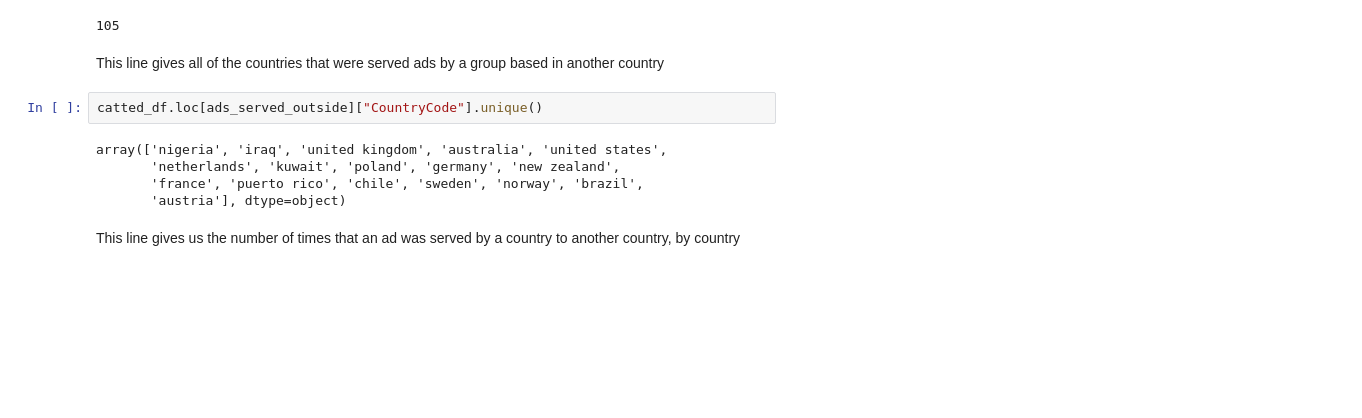
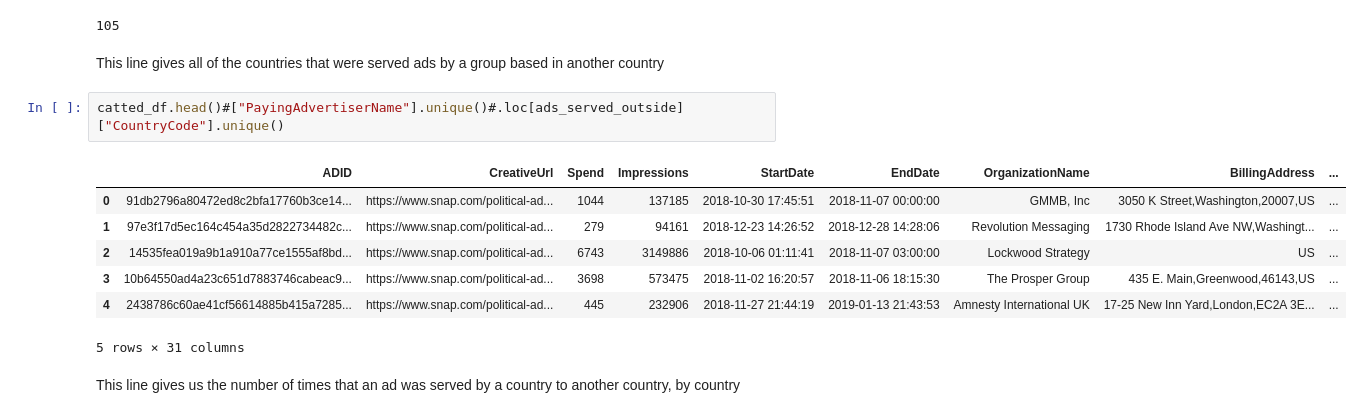
Before and after one commit to Camicam311/sc-political, a Jupyter notebook: ads.ipynb, the cells around one changed output. Saved outputs shown, nothing was run; the diff lists cells and outputs as text; blank space fills up the shorter version.

```diff
--- a/ads.ipynb
+++ b/ads.ipynb
@@ -125,12 +84,15 @@ ads_served_outside.sum()
 # %% [markdown]
 This line gives all of the countries that were served ads by a group based in another country
 # %%
-catted_df.loc[ads_served_outside]["CountryCode"].unique()
+catted_df.head()#["PayingAdvertiserName"].unique()#.loc[ads_served_outside]["CountryCode"].unique()
 # %% [output]
+|  | ADID | CreativeUrl | Spend | Impressions | StartDate | EndDate | OrganizationName | BillingAddress | ... |
+| 0 | 91db2796a80472ed8c2bfa17760b3ce14... | https://www.snap.com/political-ad... | 1044 | 137185 | 2018-10-30 17:45:51 | 2018-11-07 00:00:00 | GMMB, Inc | 3050 K Street,Washington,20007,US | ... |
+| 1 | 97e3f17d5ec164c454a35d2822734482c... | https://www.snap.com/political-ad... | 279 | 94161 | 2018-12-23 14:26:52 | 2018-12-28 14:28:06 | Revolution Messaging | 1730 Rhode Island Ave NW,Washingt... | ... |
+| 2 | 14535fea019a9b1a910a77ce1555af8bd... | https://www.snap.com/political-ad... | 6743 | 3149886 | 2018-10-06 01:11:41 | 2018-11-07 03:00:00 | Lockwood Strategy | US | ... |
+| 3 | 10b64550ad4a23c651d7883746cabeac9... | https://www.snap.com/political-ad... | 3698 | 573475 | 2018-11-02 16:20:57 | 2018-11-06 18:15:30 | The Prosper Group | 435 E. Main,Greenwood,46143,US | ... |
+| 4 | 2438786c60ae41cf56614885b415a7285... | https://www.snap.com/political-ad... | 445 | 232906 | 2018-11-27 21:44:19 | 2019-01-13 21:43:53 | Amnesty International UK | 17-25 New Inn Yard,London,EC2A 3E... | ... |
-array(['nigeria', 'iraq', 'united kingdom', 'australia', 'united states',
-       'netherlands', 'kuwait', 'poland', 'germany', 'new zealand',
-       'france', 'puerto rico', 'chile', 'sweden', 'norway', 'brazil',
-       'austria'], dtype=object)
+5 rows × 31 columns
 # %% [markdown]
 This line gives us the number of times that an ad was served by a country to another country, by country
 # %%
```
Also changed, not shown: parts of 3 cells of this notebook.
